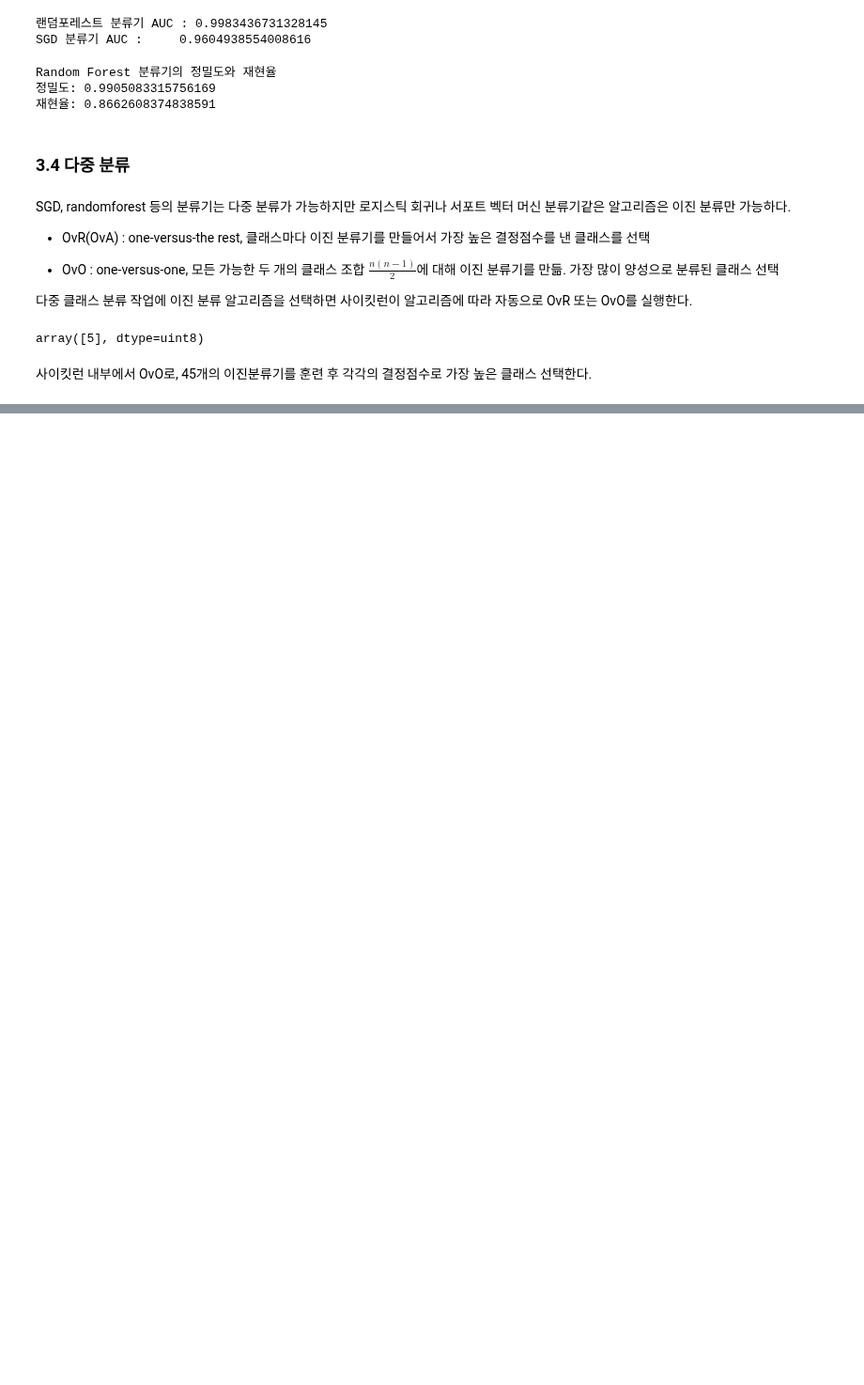
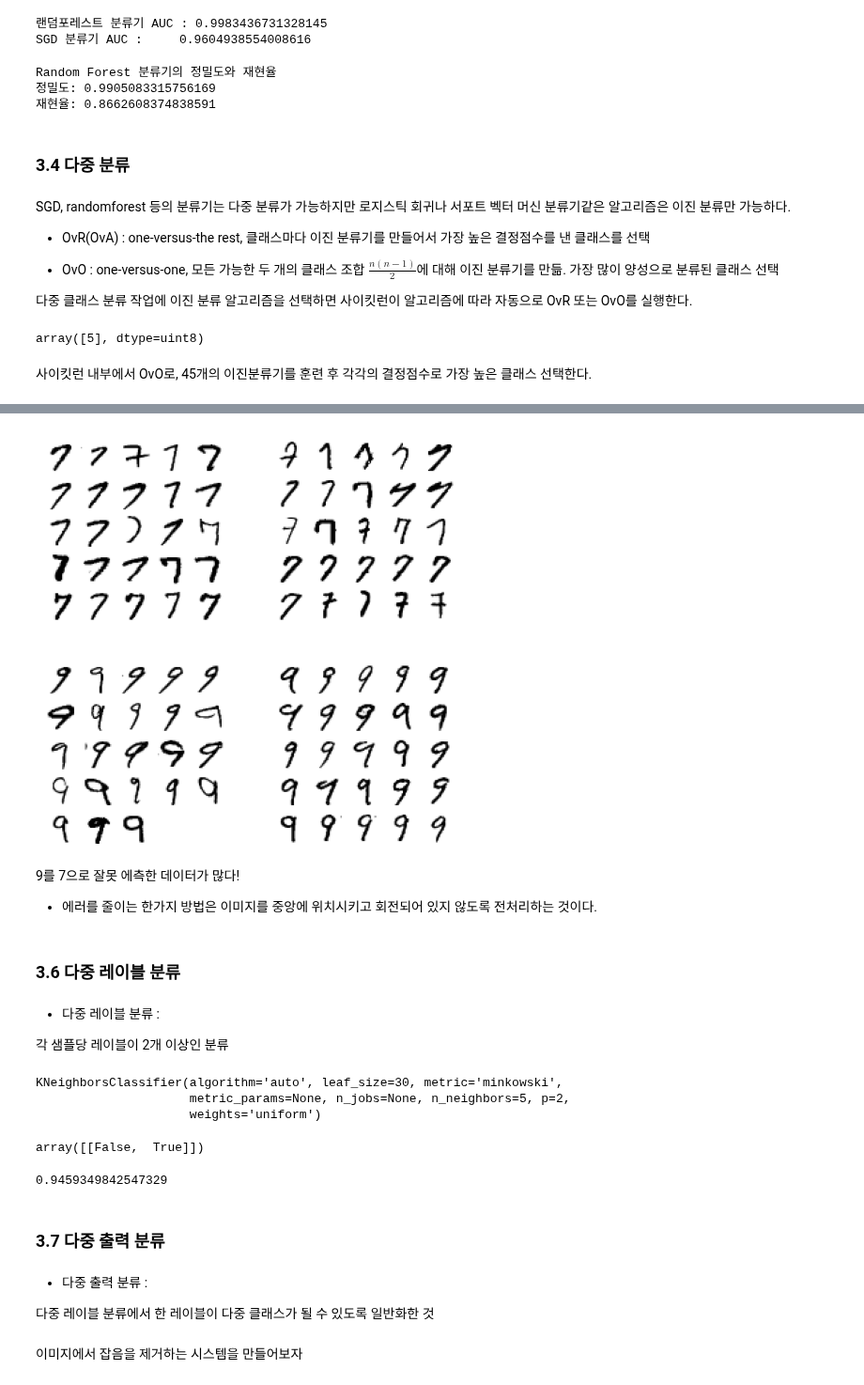
Before and after one commit to hyeon1263/BigAI, a Jupyter notebook: 핸즈온 머신러닝/03_Classification.ipynb, the cells around one changed output, grey strips where cells are left out. Shown at 94% size. Saved outputs shown, nothing was run; the diff lists cells and outputs as text; code cells hidden in the pictures; blank space fills up the shorter version.

```diff
--- a/핸즈온 머신러닝/03_Classification.ipynb
+++ b/핸즈온 머신러닝/03_Classification.ipynb
@@ -422,0 +536,80 @@ array([[ 1.72501977,  2.72809088,  7.2510018 ,  8.3076379 , -0.31087254,
+# %%
+# 숫자 그림을 위한 추가 함수
+def plot_digits(instances, images_per_row=10, **options):
+    size = 28
+    images_per_row = min(len(instances), images_per_row)
+    images = [instance.reshape(size,size) for instance in instances]
+    n_rows = (len(instances) - 1) // images_per_row + 1
+    row_images = []
+    n_empty = n_rows * images_per_row - len(instances)
+    images.append(np.zeros((size, size * n_empty)))
+    for row in range(n_rows):
+        rimages = images[row * images_per_row : (row + 1) * images_per_row]
+        row_images.append(np.concatenate(rimages, axis=1))
+    image = np.concatenate(row_images, axis=0)
+    plt.imshow(image, cmap = mpl.cm.binary, **options)
+    plt.axis("off")
+# %%
+# 7과 9의 샘플 그려보자
+
+cl_a, cl_b = 7, 9
+X_aa = X_train[(y_train == cl_a) & (y_train_pred == cl_a)]
+X_ab = X_train[(y_train == cl_a) & (y_train_pred == cl_b)]
+X_ba = X_train[(y_train == cl_b) & (y_train_pred == cl_a)]
+X_bb = X_train[(y_train == cl_b) & (y_train_pred == cl_b)]
+
+plt.figure(figsize=(8,8))
+plt.subplot(221); plot_digits(X_aa[:25], images_per_row=5)
+plt.subplot(222); plot_digits(X_ab[:25], images_per_row=5)
+plt.subplot(223); plot_digits(X_ba[:25], images_per_row=5)
+plt.subplot(224); plot_digits(X_bb[:25], images_per_row=5)
+
+plt.show()
+# %% [output]
+[figure, added]
+# %% [markdown]
+9를 7으로 잘못 에측한 데이터가 많다!
+
+- 에러를 줄이는 한가지 방법은 이미지를 중앙에 위치시키고 회전되어 있지 않도록 전처리하는 것이다.
+# %% [markdown]
+### 3.6 다중 레이블 분류
+# %% [markdown]
+- 다중 레이블 분류 :
+
+ 각 샘플당 레이블이 2개 이상인 분류
+# %%
+from sklearn.neighbors import KNeighborsClassifier
+
+y_train_large = (y_train >= 7)    # 7보다 크거나 같으면 True
+y_train_odd = (y_train % 2 == 1)  # 홀수면 True
+y_multilabel = np.c_[y_train_large, y_train_odd]  # 위 두 레이블을 합친다 (리스트로 묶음)
+
+knn_clf = KNeighborsClassifier()
+knn_clf.fit(X_train, y_multilabel)
+# %% [output]
+KNeighborsClassifier(algorithm='auto', leaf_size=30, metric='minkowski',
+                     metric_params=None, n_jobs=None, n_neighbors=5, p=2,
+                     weights='uniform')
+# %%
+knn_clf.predict([some_digit])
+
+# [7보다 크지않고 (False), 홀수이다 (True)]
+# %% [output]
+array([[False,  True]])
+# %%
+# 다중 레이블 분류기 평가
+
+y_train_knn_pred = cross_val_predict(knn_clf, X_train, y_multilabel, cv=3)
+f1_score(y_multilabel, y_train_knn_pred, average='macro')   # 각 레이블의 f1 점수 평균
+
+# average='weighted'로 지정하면 지지도(타깃 레이블에 속한 샘플 수)를 레이블의 가중치로 두고 계산한다
+# %% [output]
+0.9459349842547329
+# %% [markdown]
+### 3.7 다중 출력 분류
+# %% [markdown]
+- 다중 출력 분류 :
+
+ 다중 레이블 분류에서 한 레이블이 다중 클래스가 될 수 있도록 일반화한 것
+# %% [markdown]
+이미지에서 잡음을 제거하는 시스템을 만들어보자
```
Also changed, not shown: parts of 38 cells of this notebook.
